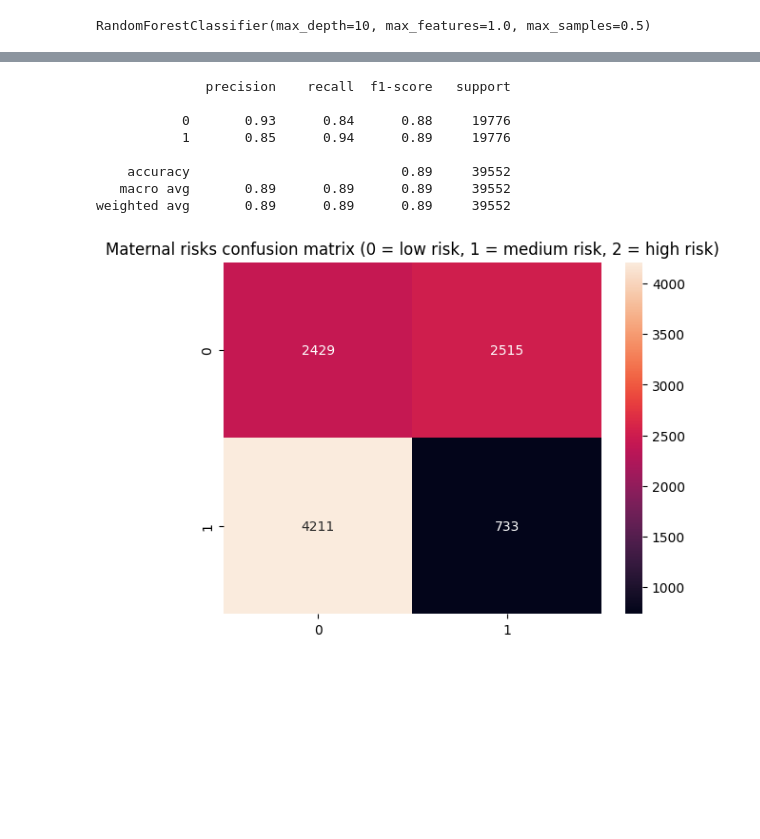
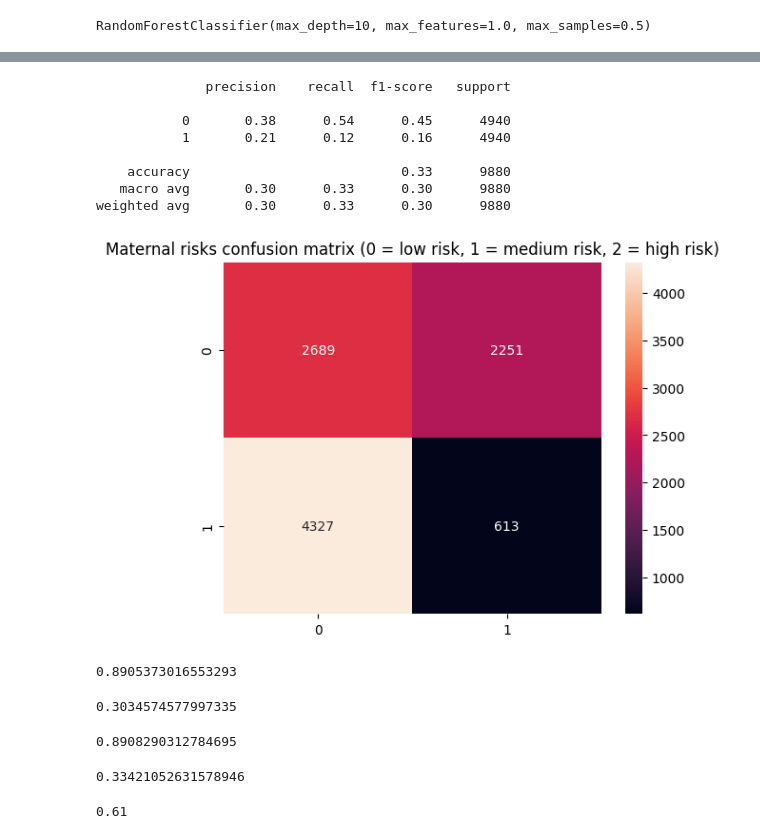
Before and after one commit to ArunKumar237/adult_census_income_predicton, a Jupyter notebook: notebooks/sec.ipynb, the cells around one changed output, grey strips where cells are left out. Saved outputs shown, nothing was run; the diff lists cells and outputs as text; code cells hidden in the pictures; blank space fills up the shorter version.

```diff
--- a/notebooks/sec.ipynb
+++ b/notebooks/sec.ipynb
@@ -13,6 +14,8 @@ df = pd.read_csv('https://raw.githubusercontent.com/ArunKumar237/datasets/main/a
 # %%
 #replacing '?' with nan
 df[df == '?'] = np.nan
+# %%
+df.drop_duplicates(inplace=True)
 # %%
 # filling null values
 for col in ['workclass', 'occupation', 'country']:
@@ -59,10 +78,9 @@ impute = SimpleImputer(strategy='most_frequent')
 data = impute.fit_transform(df_upsampled)
 data = pd.DataFrame(df_upsampled, columns=impute.feature_names_in_)
 # %%
-from sklearn.preprocessing import  LabelEncoder
-binary_enc = LabelEncoder()
-for i in categorical:
-    data[i] = binary_enc.fit_transform(data[i])
+from sklearn.preprocessing import  OrdinalEncoder
+binary_enc = OrdinalEncoder()
+data[categorical] = binary_enc.fit_transform(data[categorical])
 # %%
 X = data.drop(['salary'], axis=1)
 y = data['salary']
@@ -171,17 +190,36 @@ weighted avg       0.89      0.89      0.89     39552
 [figure]
 # %%
-y_pred_test = rf.predict(X_test)
-cm = confusion_matrix(y_test, y_pred_test)
+cm = confusion_matrix(y_test, y_testp)
 sns.heatmap(cm, annot=True, fmt='d').set_title('Maternal risks confusion matrix (0 = low risk, 1 = medium risk, 2 = high risk)')
 
-print(classification_report(y_train,y_pred))
+print(classification_report(y_test,y_pred_test))
 # %% [output]
               precision    recall  f1-score   support
 
-           0       0.93      0.84      0.88     19776
-           1       0.85      0.94      0.89     19776
+           0       0.38      0.54      0.45      4940
+           1       0.21      0.12      0.16      4940
 
-    accuracy                           0.89     39552
-   macro avg       0.89      0.89      0.89     39552
-weighted avg       0.89      0.89      0.89     39552
+    accuracy                           0.33      9880
+   macro avg       0.30      0.33      0.30      9880
+weighted avg       0.30      0.33      0.30      9880
-[figure, old version]
+[figure, new version]
+# %%
+f1_score(y_pred=y_pred_train, y_true=y_train, average='weighted')
+# %% [output]
+0.8905373016553293
+# %%
+f1_score(y_pred=y_pred_test, y_true=y_test, average='weighted')
+# %% [output]
+0.3034574577997335
+# %%
+accuracy_score(y_pred=y_pred_train, y_true=y_train)
+# %% [output]
+0.8908290312784695
+# %%
+accuracy_score(y_pred=y_pred_test, y_true=y_test)
+# %% [output]
+0.33421052631578946
+# %%
+(89+33)/200
+# %% [output]
+0.61
```
Also changed, not shown: parts of 14 cells of this notebook.
